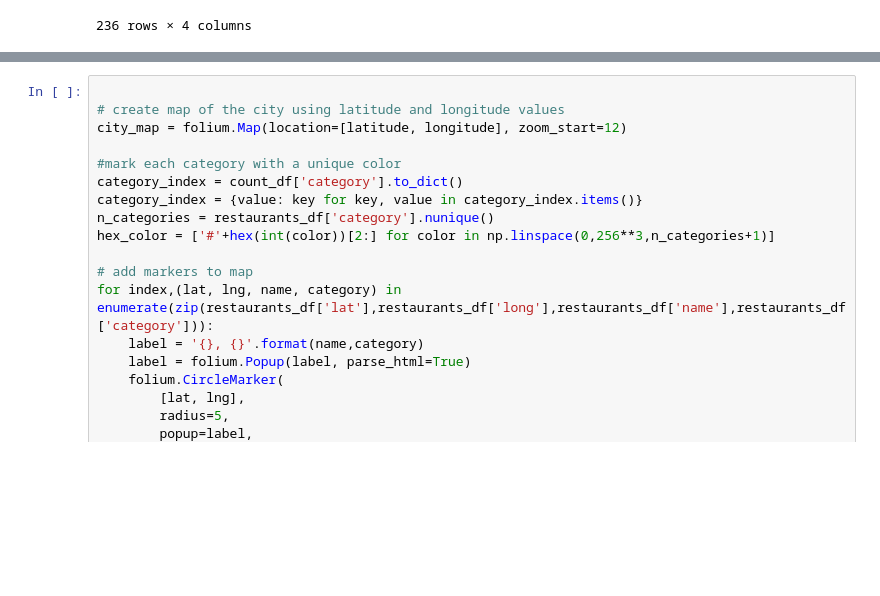
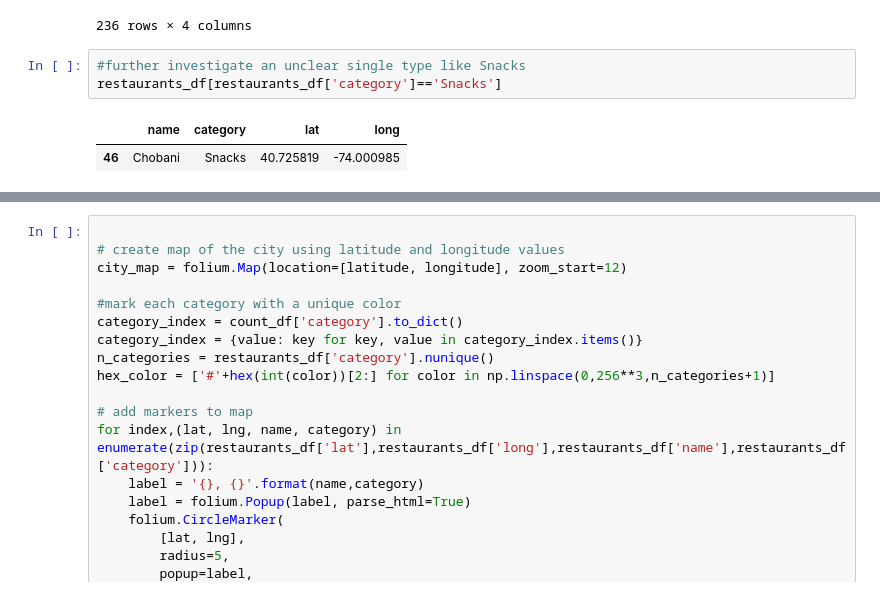
Before and after one commit to zachvollrath/Capstone_Project, a Jupyter notebook: Final Capstone Project.ipynb, the cells around one changed output, grey strips where cells are left out. Saved outputs shown, nothing was run; the diff lists cells and outputs as text; blank space fills up the shorter version.

```diff
--- a/Final Capstone Project.ipynb
+++ b/Final Capstone Project.ipynb
@@ -117,6 +117,12 @@ restaurants_df
 | 234 | Peppa's Jerk Chicken | Caribbean | 40.654953 | -73.959783 |
 | 235 | ChocNYC | Bakery | 40.868396 | -73.918742 |
 236 rows × 4 columns
+# %%
+#further investigate an unclear single type like Snacks
+restaurants_df[restaurants_df['category']=='Snacks']
+# %% [output]
+|  | name | category | lat | long |
+| 46 | Chobani | Snacks | 40.725819 | -74.000985 |
 # %%
 #dataframe that reports every type of restaurant in the search results and how many times that type occures
 count_df = restaurants_df['category'].value_counts().to_frame().rename(columns={'category':'count'})
```
Also changed, not shown: parts of 3 cells of this notebook.
